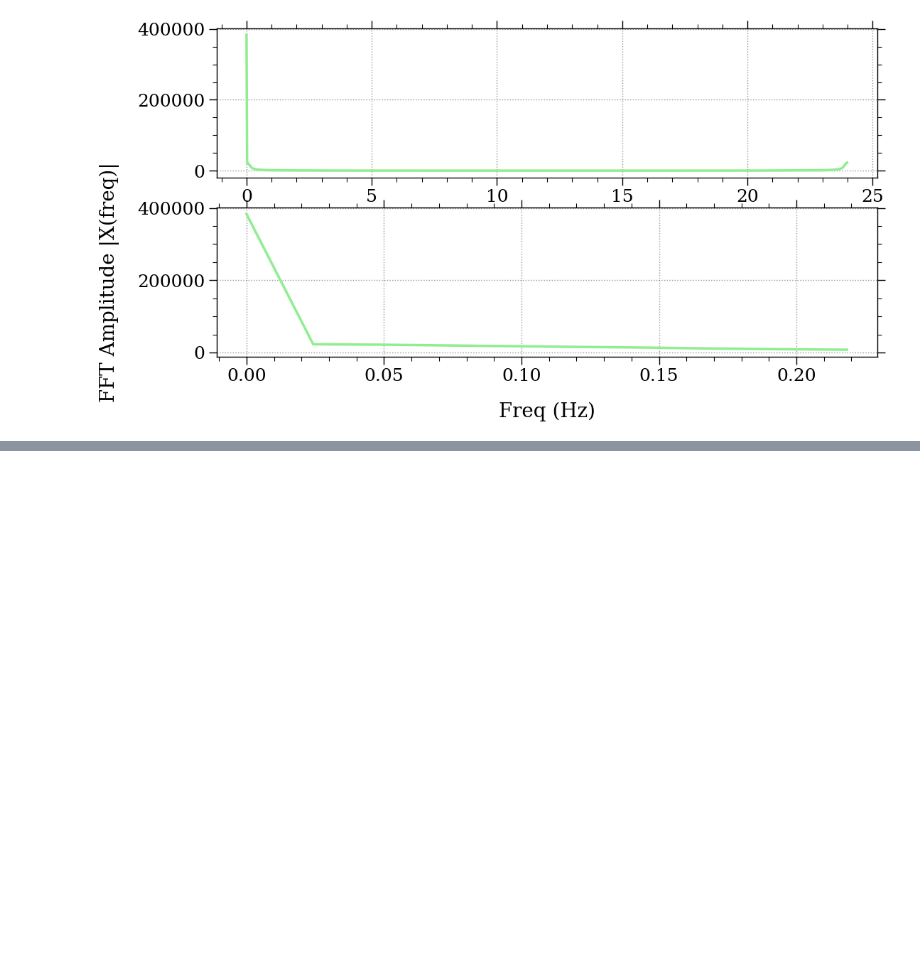
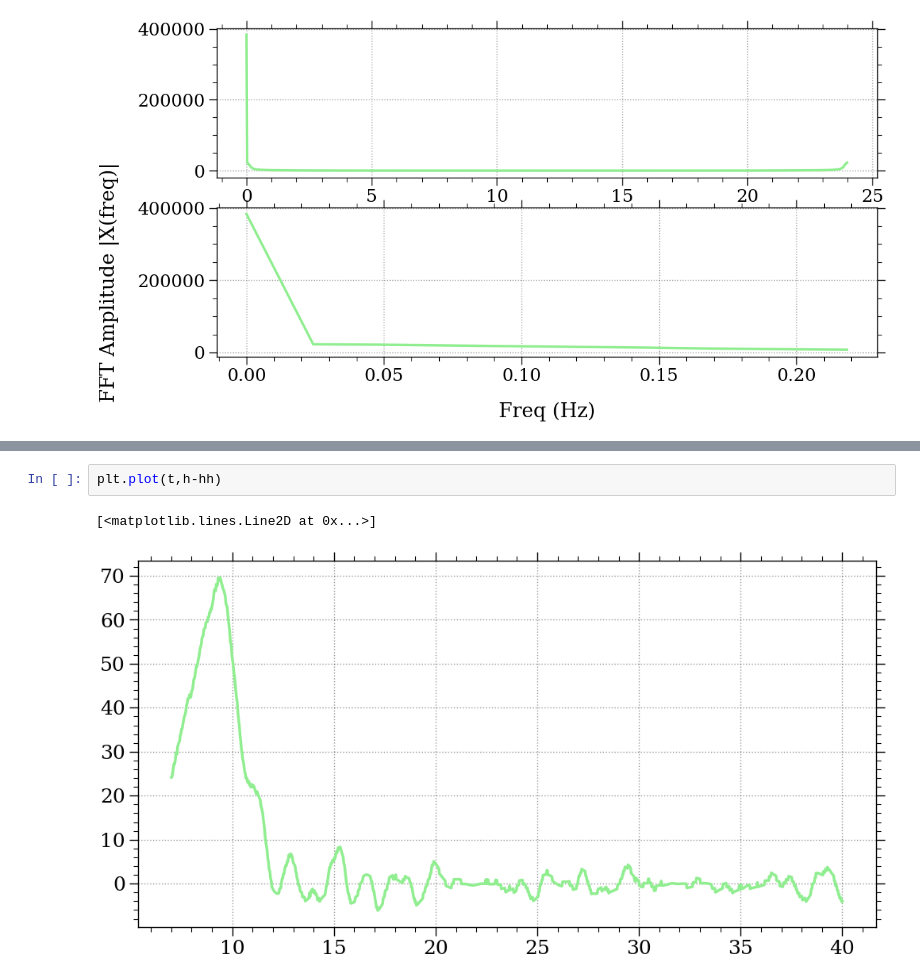
Before and after one commit to Martin-Palomeque/PID, a Jupyter notebook: Incerteza_vaso.ipynb, the cells around one changed output, grey strips where cells are left out. Drawn from its saved outputs; the diff is of its cells as text; blank space fills up the shorter version.

```diff
--- a/Incerteza_vaso.ipynb
+++ b/Incerteza_vaso.ipynb
@@ -220,0 +202,5 @@ ax.legend()
+# %%
+plt.plot(t,h-hh)
+# %% [output]
+[<matplotlib.lines.Line2D at 0x...>]
+[figure, added]
```
Also changed, not shown: parts of 16 cells of this notebook.
